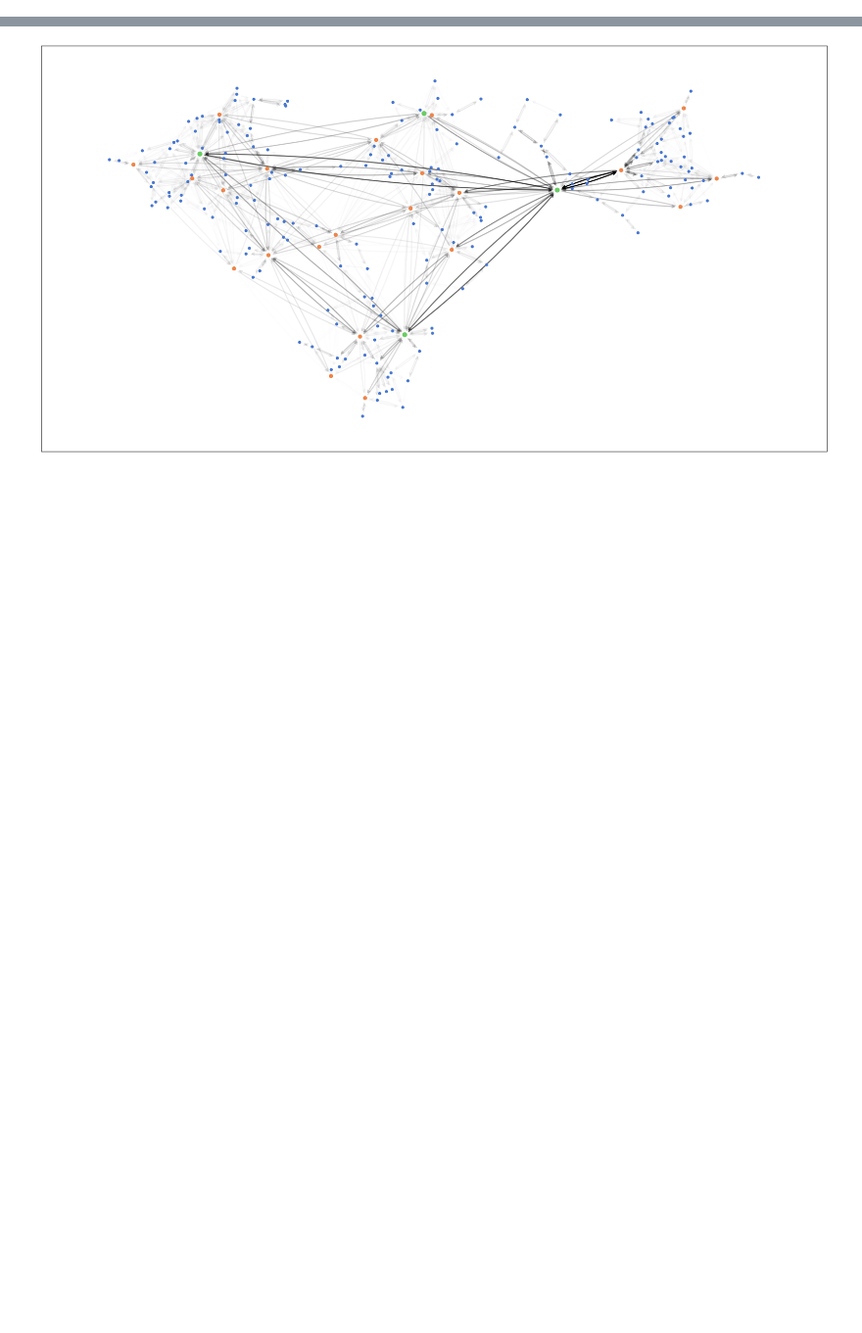
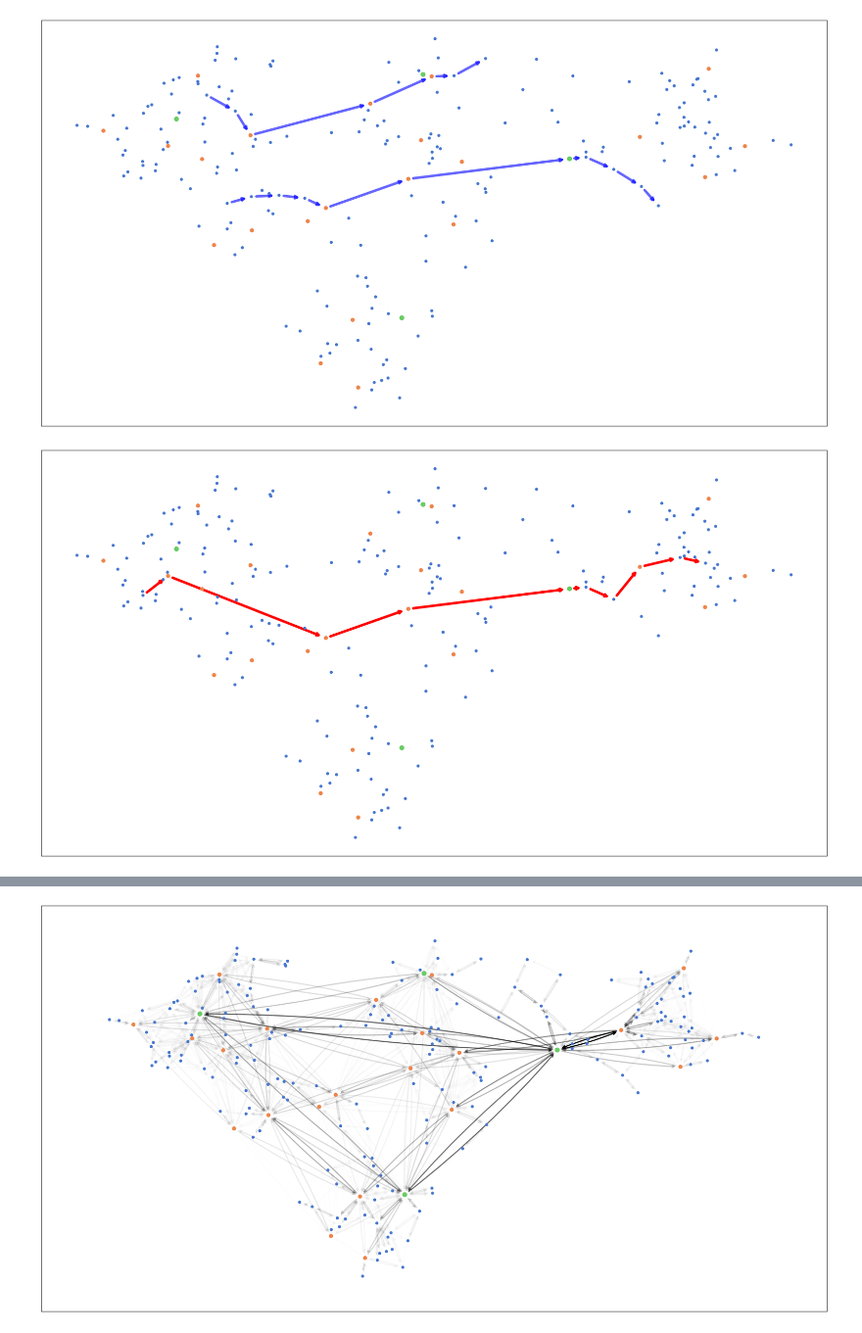
Before and after one commit to roknyazev/dp_final, a Jupyter notebook: greedy2.ipynb, the cells around one changed output, grey strips where cells are left out. Shown at 98% size. Cells and saved outputs as stored; diff of their text form; code cells hidden in the pictures; blank space fills up the shorter version.

```diff
--- a/greedy2.ipynb
+++ b/greedy2.ipynb
@@ -24,6 +24,9 @@ def calc_greedy_paths2(_orders):
 
     _paths_final = []
     _used_edges_final = []
+    j = 1
+    i = 0
+    paths_tmp = _paths[:]
     for order, _path in tqdm(_orders_paths.items()):
         for edge in u.edges_from_path(_path):
             _used_edges_payload[edge] -= 1
@@ -33,15 +36,43 @@ def calc_greedy_paths2(_orders):
             predicted_price = u.calc_price(edge_attributes['type'], edge_attributes['dist'], payload + 1)
             actual_price = u.calc_price(edge_attributes['type'], edge_attributes['dist'], payload)
             order_price_on_edge = predicted_price - actual_price
-            order_price_on_edges[edge] = order_price_on_edge
+            order_price_on_edges[edge] = round(order_price_on_edge, 1)
+
+
+        plt.figure(j)
+        u.draw_graph(G, ['nodes'])
+        for k, p in enumerate(paths_tmp):
+            if k != i:
+                nx.draw_networkx_edges(G, pos=nx.get_node_attributes(G, 'pos'), edgelist=u.edges_from_path(p),
+                           alpha=0.6,
+                           arrows=True, arrowstyle='->', width=4.5,
+                           edge_color='blue')
+
+        plt.figure(j + 1)
+        u.draw_graph(G, ['nodes'])
+        #nx.draw_networkx_edge_labels(G, nx.get_node_attributes(G, 'pos'), edge_labels=order_price_on_edges)
 
         nx.set_edge_attributes(G, order_price_on_edges, 'greedy_price2')
         _path = nx.shortest_path(G, order[0], order[1], 'greedy_price2')
+
+        nx.draw_networkx_edges(G, pos=nx.get_node_attributes(G, 'pos'), edgelist=u.edges_from_path(_path),
+                           alpha=1,
+                           arrows=True, arrowstyle='->', width=4.5,
+                           edge_color='red')
+
         _paths_final.append(_path)
+        paths_tmp[i] = _path
         _path_edges = u.edges_from_path(_path)
         for edge in _path_edges:
             _used_edges_payload[edge] += 1
             _used_edges_final.append(edge)
+        j  += 2
+        i += 1
+    used_edges_payload_final = Counter(_used_edges_final)
 
-    used_edges_payload_final = Counter(_used_edges_final)
     return _orders, _paths_final, used_edges_payload_final
+# %%
+_, paths, edges_payload = calc_greedy_paths2([(30, 141), (171, 172), (107, 206)])
+# %% [output]
+[figure, added]
+[figure, added]
```
Also changed, not shown: parts of 2 cells of this notebook, 5 other files.
